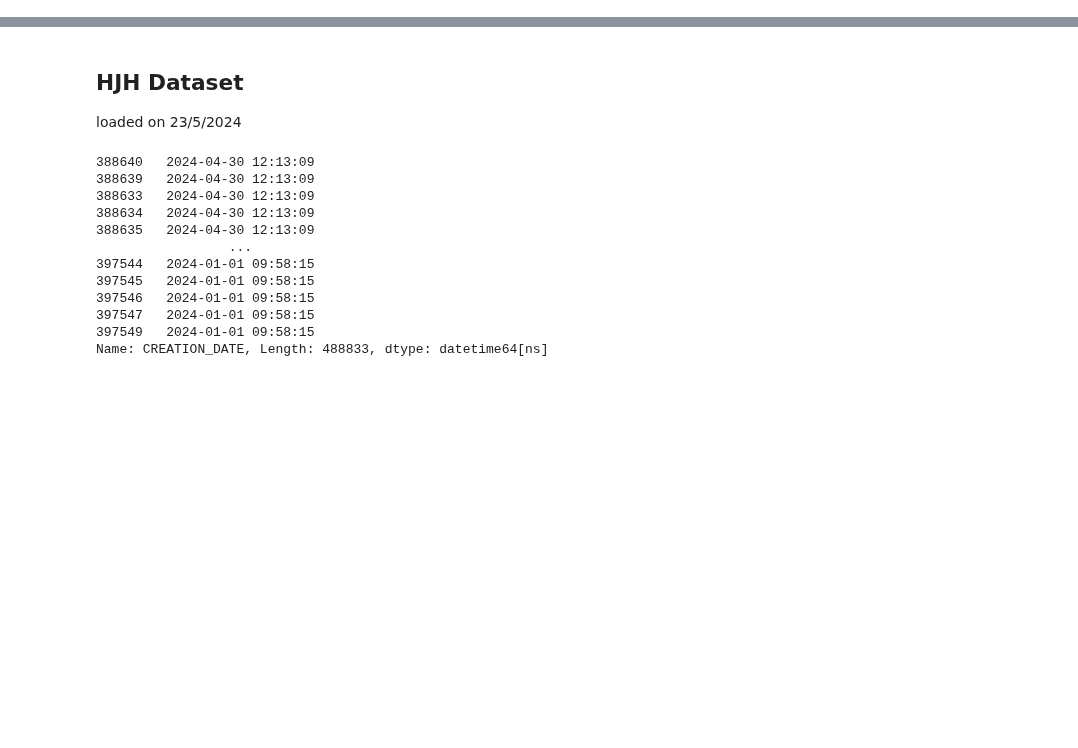
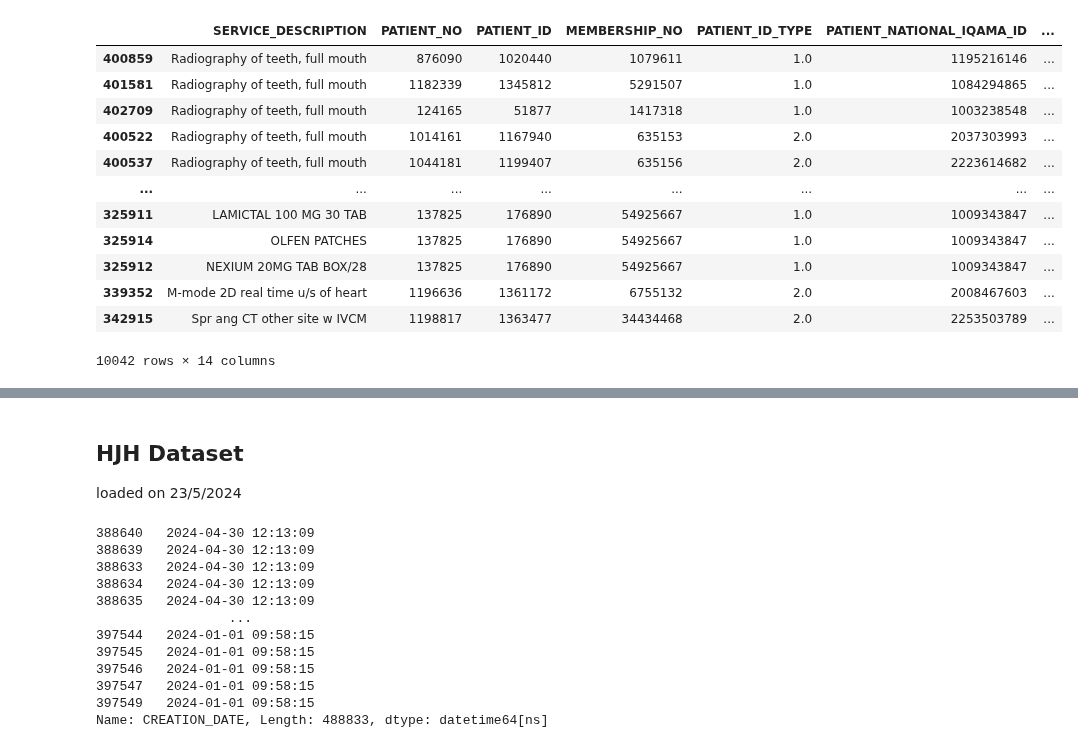
Before and after one commit to Andalusia-Data-Science-Team/Claims_Rejection, a Jupyter notebook: data_loader.ipynb, the cells around one changed output, grey strips where cells are left out. Saved outputs shown, nothing was run; the diff lists cells and outputs as text; code cells hidden in the pictures; blank space fills up the shorter version.

```diff
--- a/data_loader.ipynb
+++ b/data_loader.ipynb
@@ -38,0 +26,26 @@ df
+# %%
+'''
+class RejectionReasonLabeling:
+    def __init__(self, df):
+        self.df = df
+        self.df['NPHIES_CODE'] = None
+
+    def check_doctor_code(self):
+        df = self.df
+
+        label_technical = []
+        for visit_id in set(df['VISIT_ID']):
+            df_visit = df[df['VISIT_ID']==visit_id]
+            if len(df_visit['DOCTOR_CODE'].value_counts())!=1:
+                technical_issue = ['DOCTOR_CODE']* len(df_visit)
+            else:
+                technical_issue = [None]* len(df_visit)
+            label_technical = label_technical + technical_issue
+        df['TECHNICAL_ISSUE'] = label_technical
+
+        return df
+'''
+print()
+# %%
+label_technical = RejectionReasonLabeling(df)
+df = label_technical.recoginze_label()
@@ -38,0 +74,17 @@ df
+# %%
+## SE-1-6: Investigation result is inadequate or missing
+df[df['NPHIES_CODE']=='SE-1-6'][['SERVICE_DESCRIPTION','PATIENT_NO', 'PATIENT_ID', 'MEMBERSHIP_NO', 'PATIENT_ID_TYPE', 'PATIENT_NATIONAL_IQAMA_ID', 'PATIENT_DOB', 'PATIENT_NATIONALITY',  'PATIENT_MARITAL_STATUS', 'PATIENT_GENDER', 'PATIENT_MOBILE_NO',   'PATIENT_BADGE_NO', 'HIS_INSURANCE_CODE', 'POLICY_HOLDER_NO']]
+# %% [output]
+|  | SERVICE_DESCRIPTION | PATIENT_NO | PATIENT_ID | MEMBERSHIP_NO | PATIENT_ID_TYPE | PATIENT_NATIONAL_IQAMA_ID | ... |
+| 400859 | Radiography of teeth, full mouth | 876090 | 1020440 | 1079611 | 1.0 | 1195216146 | ... |
+| 401581 | Radiography of teeth, full mouth | 1182339 | 1345812 | 5291507 | 1.0 | 1084294865 | ... |
+| 402709 | Radiography of teeth, full mouth | 124165 | 51877 | 1417318 | 1.0 | 1003238548 | ... |
+| 400522 | Radiography of teeth, full mouth | 1014161 | 1167940 | 635153 | 2.0 | 2037303993 | ... |
+| 400537 | Radiography of teeth, full mouth | 1044181 | 1199407 | 635156 | 2.0 | 2223614682 | ... |
+| ... | ... | ... | ... | ... | ... | ... | ... |
+| 325911 | LAMICTAL 100 MG 30 TAB | 137825 | 176890 | 54925667 | 1.0 | 1009343847 | ... |
+| 325914 | OLFEN PATCHES | 137825 | 176890 | 54925667 | 1.0 | 1009343847 | ... |
+| 325912 | NEXIUM 20MG TAB BOX/28 | 137825 | 176890 | 54925667 | 1.0 | 1009343847 | ... |
+| 339352 | M-mode 2D real time u/s of heart | 1196636 | 1361172 | 6755132 | 2.0 | 2008467603 | ... |
+| 342915 | Spr ang CT other site w IVCM | 1198817 | 1363477 | 34434468 | 2.0 | 2253503789 | ... |
+10042 rows × 14 columns
```
Also changed, not shown: parts of 15 cells of this notebook, 1 other file.
